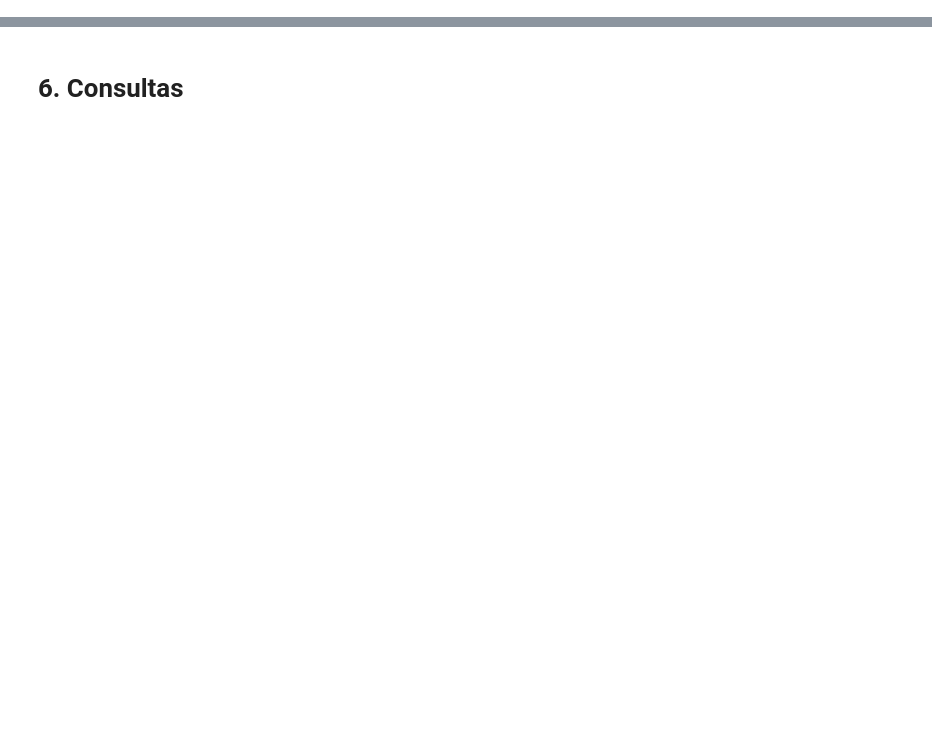
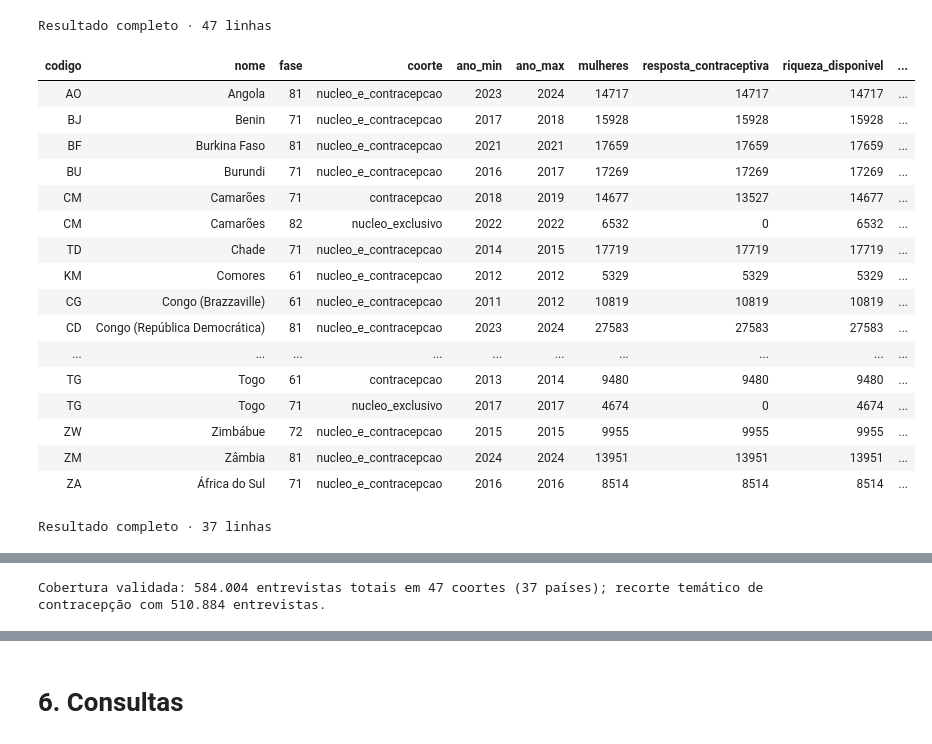
Before and after one commit to limag-henrique/subsaharanAfrica-womenData, a Jupyter notebook: Saúde da Mulher na África Subsaariana.ipynb, the cells around one changed output, grey strips where cells are left out. Drawn from its saved outputs; the diff is of its cells as text; code cells hidden in the pictures; blank space fills up the shorter version.

```diff
--- a/Saúde da Mulher na África Subsaariana.ipynb
+++ b/Saúde da Mulher na África Subsaariana.ipynb
@@ -320,0 +326,76 @@ A preparação foi realizada com preparar_dados_projeto.py e carregar_sqlite.py.
+# %%
+from pathlib import Path
+from time import perf_counter
+from statistics import median
+import sqlite3
+import pandas as pd
+import numpy as np
+import matplotlib.pyplot as plt
+from IPython.display import display, Markdown, HTML
+from database_python.relatorio_notebook import (
+    abrir_banco, sha256, consultar, detalhes, mostrar, barras, mapa, pares,
+    AZUL, LARANJA,
+)
+
+conn, origem, hash_origem = abrir_banco(Path.cwd())
+nomes = dict(conn.execute("SELECT codigo, nome FROM Pais"))
+
+def consulta(sql, amostra=False):
+    return consultar(conn, sql, amostra)
+
+def nomear(df):
+    return df.rename(index=nomes).sort_index()
+
+cobertura = consulta("""
+SELECT p.codigo, p.nome, l.fase, e.coorte, MIN(e.ano) AS ano_min, MAX(e.ano) AS ano_max,
+       COUNT(*) AS mulheres,
+       SUM(e.usa_metodo IS NOT NULL) AS resposta_contraceptiva,
+       SUM(d.riqueza IS NOT NULL) AS riqueza_disponivel,
+       SUM(d.origem='HR') AS mulheres_com_HR
+FROM Entrevista e
+JOIN Mulher m ON m.id = e.mulher_id
+JOIN Domicilio d ON d.id = m.domicilio_id
+JOIN Levantamento l ON l.id = d.levantamento_id
+JOIN Pais p ON p.codigo = l.pais_codigo
+GROUP BY p.codigo, p.nome, l.fase, e.coorte
+ORDER BY p.nome
+""")
+assert cobertura.codigo.nunique() == 37
+assert len(cobertura) == 47
+
+panorama = consulta("""
+SELECT p.codigo, p.nome, l.fase, MIN(e.ano) AS ano_min, MAX(e.ano) AS ano_max,
+       COUNT(*) AS entrevistas, SUM(e.usa_metodo IS NOT NULL AND e.peso > 0) AS respostas_validas,
+       ROUND(100.0 * SUM(CASE WHEN e.usa_metodo IS NOT NULL AND e.peso > 0 THEN e.peso * e.usa_metodo END) /
+       NULLIF(SUM(CASE WHEN e.usa_metodo IS NOT NULL AND e.peso > 0 THEN e.peso END), 0), 2) AS uso_percentual
+FROM Entrevista e
+JOIN Mulher m ON m.id = e.mulher_id
+JOIN Domicilio d ON d.id = m.domicilio_id
+JOIN Levantamento l ON l.id = d.levantamento_id
+JOIN Pais p ON p.codigo = l.pais_codigo
+WHERE e.coorte != 'nucleo_exclusivo'
+GROUP BY p.codigo, p.nome, l.fase
+ORDER BY p.nome
+""")
+assert len(panorama) == 37 and panorama.uso_percentual.notna().all()
+print(f"Cobertura validada: {cobertura.mulheres.sum():,} entrevistas totais em 47 coortes ({cobertura.codigo.nunique()} países); recorte temático de contracepção com {panorama.entrevistas.sum():,} entrevistas.".replace(",", "."))
+# %% [output]
+Resultado completo · 47 linhas
+| codigo | nome | fase | coorte | ano_min | ano_max | mulheres | resposta_contraceptiva | riqueza_disponivel | ... |
+| AO | Angola | 81 | nucleo_e_contracepcao | 2023 | 2024 | 14717 | 14717 | 14717 | ... |
+| BJ | Benin | 71 | nucleo_e_contracepcao | 2017 | 2018 | 15928 | 15928 | 15928 | ... |
+| BF | Burkina Faso | 81 | nucleo_e_contracepcao | 2021 | 2021 | 17659 | 17659 | 17659 | ... |
+| BU | Burundi | 71 | nucleo_e_contracepcao | 2016 | 2017 | 17269 | 17269 | 17269 | ... |
+| CM | Camarões | 71 | contracepcao | 2018 | 2019 | 14677 | 13527 | 14677 | ... |
+| CM | Camarões | 82 | nucleo_exclusivo | 2022 | 2022 | 6532 | 0 | 6532 | ... |
+| TD | Chade | 71 | nucleo_e_contracepcao | 2014 | 2015 | 17719 | 17719 | 17719 | ... |
+| KM | Comores | 61 | nucleo_e_contracepcao | 2012 | 2012 | 5329 | 5329 | 5329 | ... |
+| CG | Congo (Brazzaville) | 61 | nucleo_e_contracepcao | 2011 | 2012 | 10819 | 10819 | 10819 | ... |
+| CD | Congo (República Democrática) | 81 | nucleo_e_contracepcao | 2023 | 2024 | 27583 | 27583 | 27583 | ... |
+| ... | ... | ... | ... | ... | ... | ... | ... | ... | ... |
+| TG | Togo | 61 | contracepcao | 2013 | 2014 | 9480 | 9480 | 9480 | ... |
+| TG | Togo | 71 | nucleo_exclusivo | 2017 | 2017 | 4674 | 0 | 4674 | ... |
+| ZW | Zimbábue | 72 | nucleo_e_contracepcao | 2015 | 2015 | 9955 | 9955 | 9955 | ... |
+| ZM | Zâmbia | 81 | nucleo_e_contracepcao | 2024 | 2024 | 13951 | 13951 | 13951 | ... |
+| ZA | África do Sul | 71 | nucleo_e_contracepcao | 2016 | 2016 | 8514 | 8514 | 8514 | ... |
+Resultado completo · 37 linhas
@@ -320,0 +419 @@ A preparação foi realizada com preparar_dados_projeto.py e carregar_sqlite.py.
+Cobertura validada: 584.004 entrevistas totais em 47 coortes (37 países); recorte temático de contracepção com 510.884 entrevistas.
```
Also changed, not shown: parts of 32 cells of this notebook, 6 other files.
